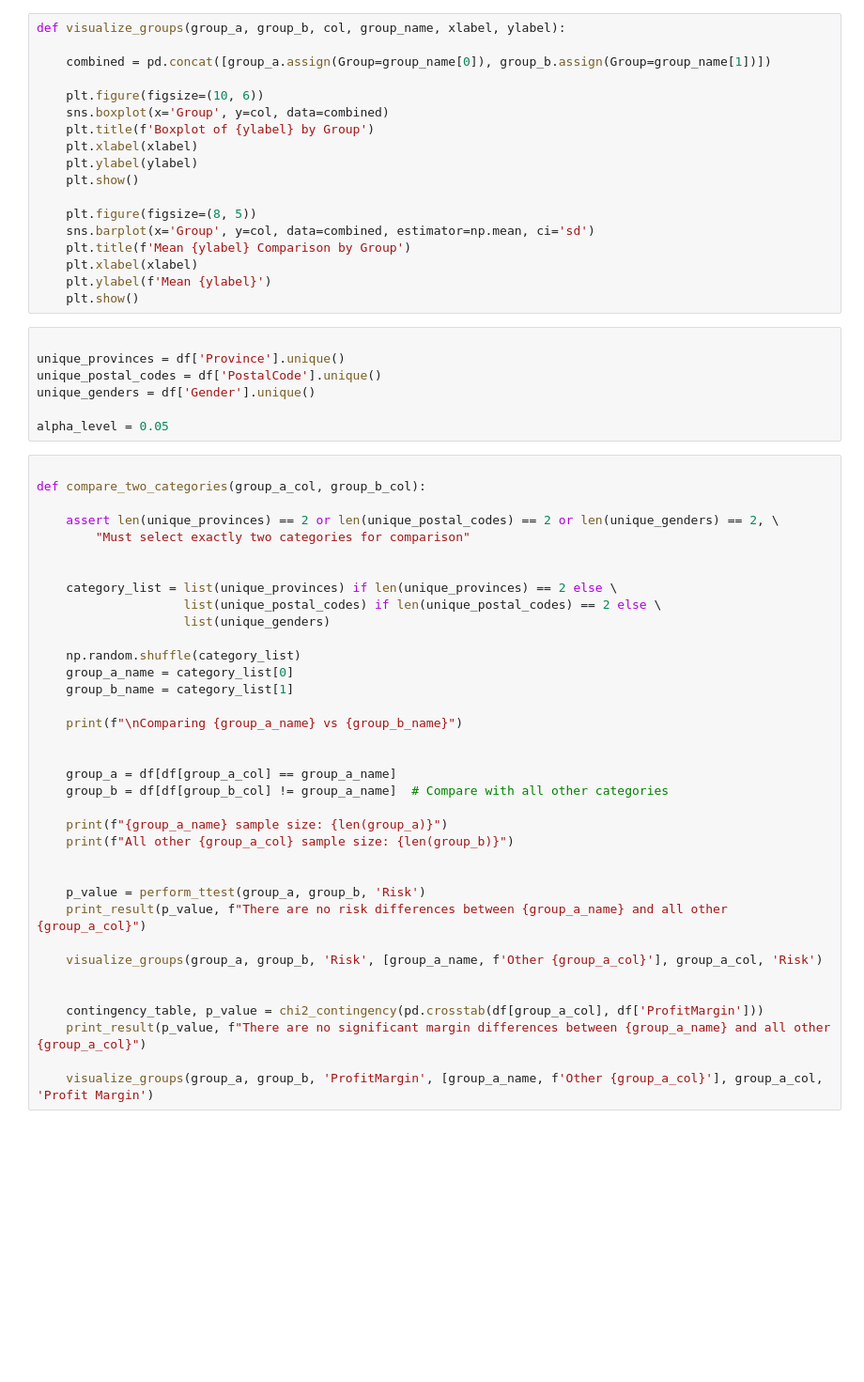
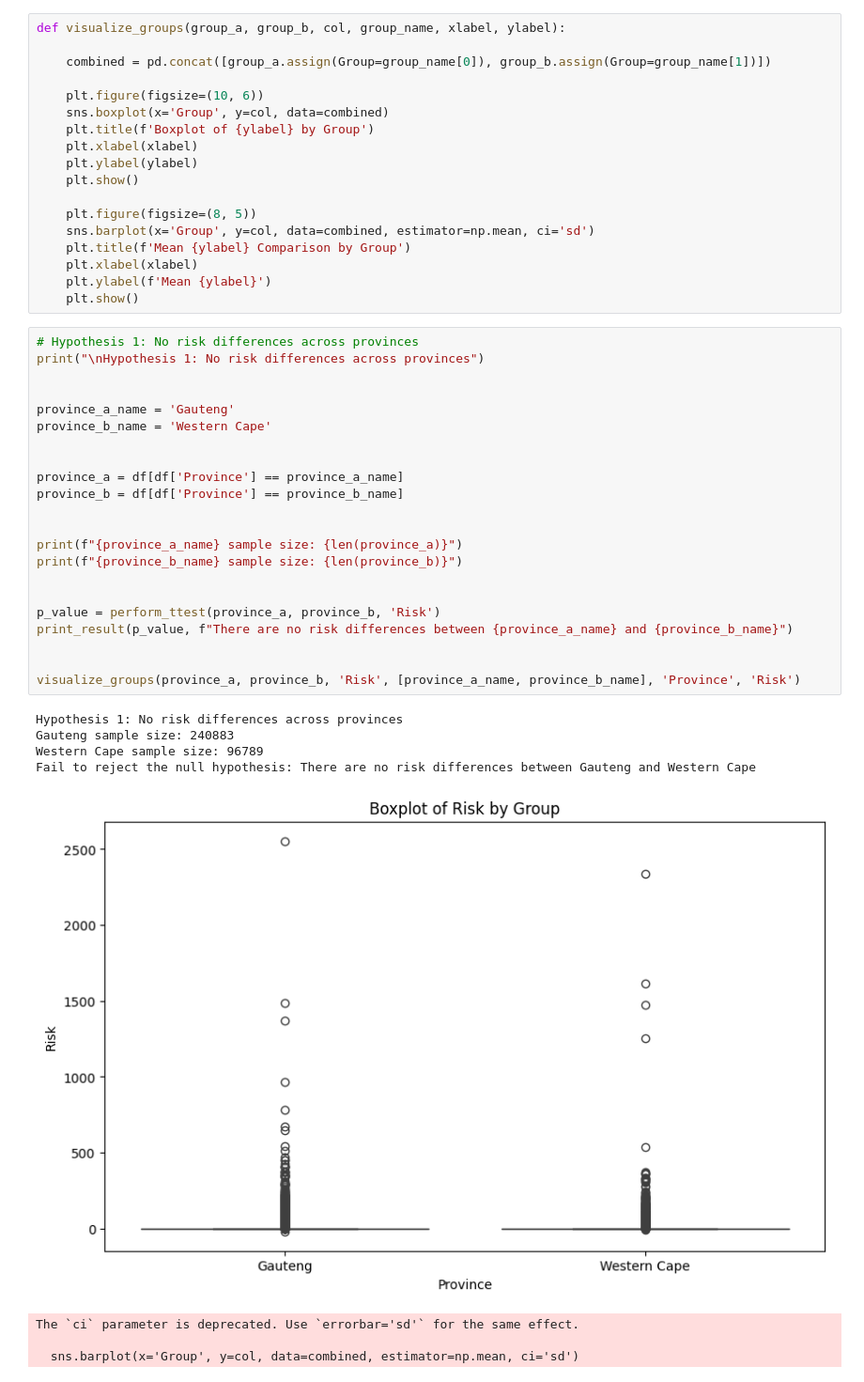
Before and after one commit to Birkity/ACIS, a Jupyter notebook: notebooks/task_3.ipynb, the cells around one changed output. Shown at 94% size. Saved outputs shown, nothing was run; the diff lists cells and outputs as text; blank space fills up the shorter version.

```diff
--- a/notebooks/task_3.ipynb
+++ b/notebooks/task_3.ipynb
@@ -46,46 +46,34 @@ def visualize_groups(group_a, group_b, col, group_name, xlabel, ylabel):
     plt.xlabel(xlabel)
     plt.ylabel(f'Mean {ylabel}')
     plt.show()
-# %%
-
-unique_provinces = df['Province'].unique()
-unique_postal_codes = df['PostalCode'].unique()
-unique_genders = df['Gender'].unique()
-
-alpha_level = 0.05
-# %%
-
-def compare_two_categories(group_a_col, group_b_col):
-
-    assert len(unique_provinces) == 2 or len(unique_postal_codes) == 2 or len(unique_genders) == 2, \
-        "Must select exactly two categories for comparison"
-
-
-    category_list = list(unique_provinces) if len(unique_provinces) == 2 else \
-                    list(unique_postal_codes) if len(unique_postal_codes) == 2 else \
-                    list(unique_genders)
-
-    np.random.shuffle(category_list)
-    group_a_name = category_list[0]
-    group_b_name = category_list[1]
-
-    print(f"\nComparing {group_a_name} vs {group_b_name}")
-
-
-    group_a = df[df[group_a_col] == group_a_name]
-    group_b = df[df[group_b_col] != group_a_name]  # Compare with all other categories
-
-    print(f"{group_a_name} sample size: {len(group_a)}")
-    print(f"All other {group_a_col} sample size: {len(group_b)}")
-
-
-    p_value = perform_ttest(group_a, group_b, 'Risk')
-    print_result(p_value, f"There are no risk differences between {group_a_name} and all other {group_a_col}")
-
-    visualize_groups(group_a, group_b, 'Risk', [group_a_name, f'Other {group_a_col}'], group_a_col, 'Risk')
-
-
-    contingency_table, p_value = chi2_contingency(pd.crosstab(df[group_a_col], df['ProfitMargin']))
-    print_result(p_value, f"There are no significant margin differences between {group_a_name} and all other {group_a_col}")
-
-    visualize_groups(group_a, group_b, 'ProfitMargin', [group_a_name, f'Other {group_a_col}'], group_a_col, 'Profit Margin')
+# %%
+# Hypothesis 1: No risk differences across provinces
+print("\nHypothesis 1: No risk differences across provinces")
+
+
+province_a_name = 'Gauteng'
+province_b_name = 'Western Cape'
+
+
+province_a = df[df['Province'] == province_a_name]
+province_b = df[df['Province'] == province_b_name]
+
+
+print(f"{province_a_name} sample size: {len(province_a)}")
+print(f"{province_b_name} sample size: {len(province_b)}")
+
+
+p_value = perform_ttest(province_a, province_b, 'Risk')
+print_result(p_value, f"There are no risk differences between {province_a_name} and {province_b_name}")
+
+
+visualize_groups(province_a, province_b, 'Risk', [province_a_name, province_b_name], 'Province', 'Risk')
+# %% [output]
+Hypothesis 1: No risk differences across provinces
+Gauteng sample size: 240883
+Western Cape sample size: 96789
+Fail to reject the null hypothesis: There are no risk differences between Gauteng and Western Cape
+[figure, added]
+The `ci` parameter is deprecated. Use `errorbar='sd'` for the same effect.
+
+  sns.barplot(x='Group', y=col, data=combined, estimator=np.mean, ci='sd')
```
Also changed, not shown: parts of 5 cells of this notebook.
